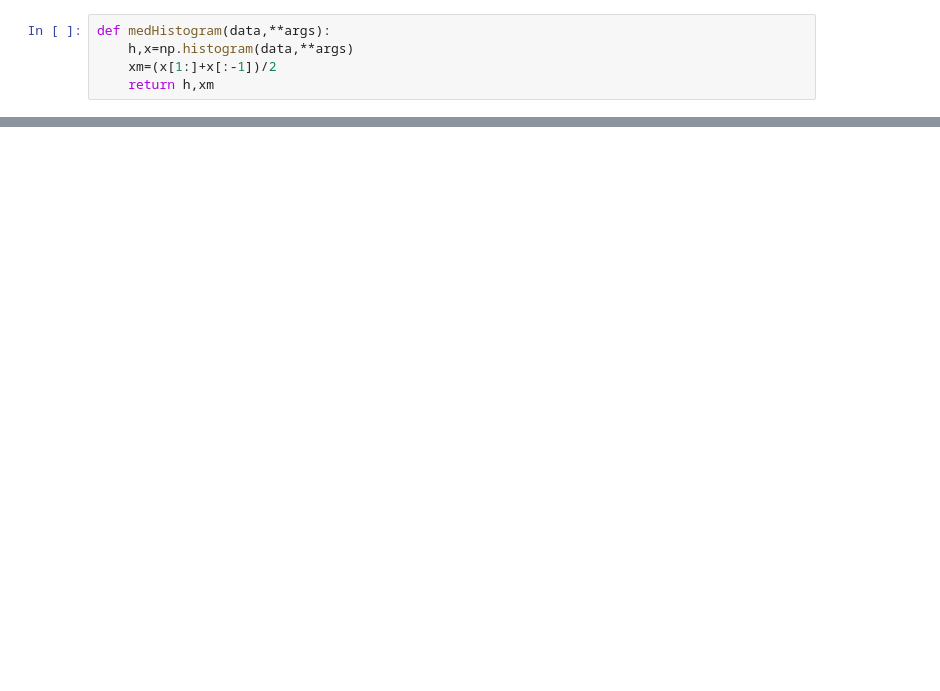
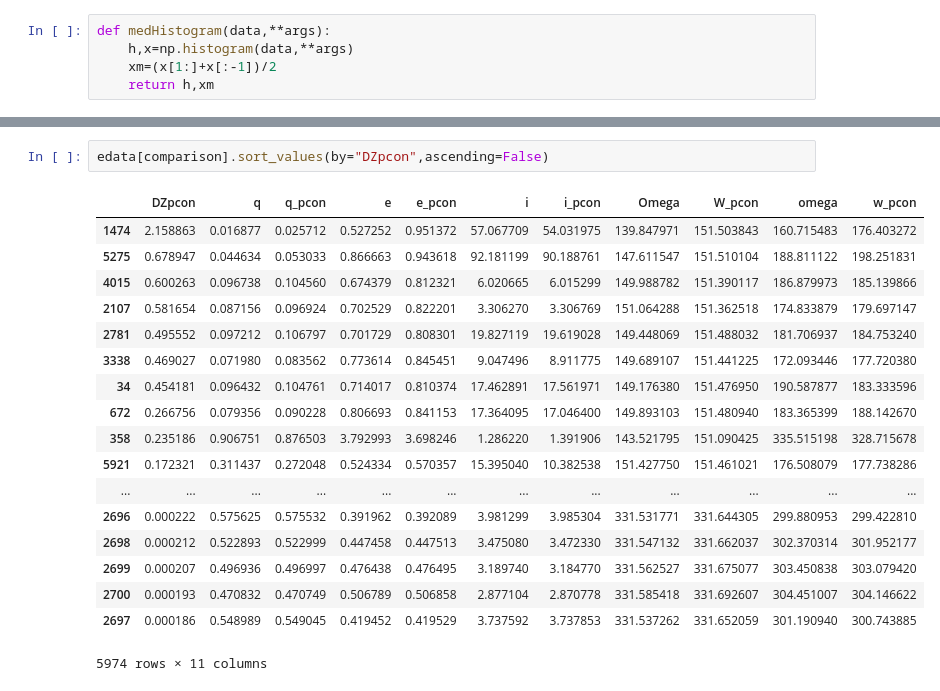
Before and after one commit to seap-udea/GRT, a Jupyter notebook: GRT-Development.ipynb, the cells around one changed output, grey strips where cells are left out. Cells and saved outputs as stored; diff of their text form; blank space fills up the shorter version.

```diff
--- a/GRT-Development.ipynb
+++ b/GRT-Development.ipynb
@@ -1219,0 +1479,21 @@ adata.sort_values(by="DZpcon",ascending=False)[comparison].head(50)
+# %%
+edata[comparison].sort_values(by="DZpcon",ascending=False)
+# %% [output]
+|  | DZpcon | q | q_pcon | e | e_pcon | i | i_pcon | Omega | W_pcon | omega | w_pcon |
+| 1474 | 2.158863 | 0.016877 | 0.025712 | 0.527252 | 0.951372 | 57.067709 | 54.031975 | 139.847971 | 151.503843 | 160.715483 | 176.403272 |
+| 5275 | 0.678947 | 0.044634 | 0.053033 | 0.866663 | 0.943618 | 92.181199 | 90.188761 | 147.611547 | 151.510104 | 188.811122 | 198.251831 |
+| 4015 | 0.600263 | 0.096738 | 0.104560 | 0.674379 | 0.812321 | 6.020665 | 6.015299 | 149.988782 | 151.390117 | 186.879973 | 185.139866 |
+| 2107 | 0.581654 | 0.087156 | 0.096924 | 0.702529 | 0.822201 | 3.306270 | 3.306769 | 151.064288 | 151.362518 | 174.833879 | 179.697147 |
+| 2781 | 0.495552 | 0.097212 | 0.106797 | 0.701729 | 0.808301 | 19.827119 | 19.619028 | 149.448069 | 151.488032 | 181.706937 | 184.753240 |
+| 3338 | 0.469027 | 0.071980 | 0.083562 | 0.773614 | 0.845451 | 9.047496 | 8.911775 | 149.689107 | 151.441225 | 172.093446 | 177.720380 |
+| 34 | 0.454181 | 0.096432 | 0.104761 | 0.714017 | 0.810374 | 17.462891 | 17.561971 | 149.176380 | 151.476950 | 190.587877 | 183.333596 |
+| 672 | 0.266756 | 0.079356 | 0.090228 | 0.806693 | 0.841153 | 17.364095 | 17.046400 | 149.893103 | 151.480940 | 183.365399 | 188.142670 |
+| 358 | 0.235186 | 0.906751 | 0.876503 | 3.792993 | 3.698246 | 1.286220 | 1.391906 | 143.521795 | 151.090425 | 335.515198 | 328.715678 |
+| 5921 | 0.172321 | 0.311437 | 0.272048 | 0.524334 | 0.570357 | 15.395040 | 10.382538 | 151.427750 | 151.461021 | 176.508079 | 177.738286 |
+| ... | ... | ... | ... | ... | ... | ... | ... | ... | ... | ... | ... |
+| 2696 | 0.000222 | 0.575625 | 0.575532 | 0.391962 | 0.392089 | 3.981299 | 3.985304 | 331.531771 | 331.644305 | 299.880953 | 299.422810 |
+| 2698 | 0.000212 | 0.522893 | 0.522999 | 0.447458 | 0.447513 | 3.475080 | 3.472330 | 331.547132 | 331.662037 | 302.370314 | 301.952177 |
+| 2699 | 0.000207 | 0.496936 | 0.496997 | 0.476438 | 0.476495 | 3.189740 | 3.184770 | 331.562527 | 331.675077 | 303.450838 | 303.079420 |
+| 2700 | 0.000193 | 0.470832 | 0.470749 | 0.506789 | 0.506858 | 2.877104 | 2.870778 | 331.585418 | 331.692607 | 304.451007 | 304.146622 |
+| 2697 | 0.000186 | 0.548989 | 0.549045 | 0.419452 | 0.419529 | 3.737592 | 3.737853 | 331.537262 | 331.652059 | 301.190940 | 300.743885 |
+5974 rows × 11 columns
```
Also changed, not shown: parts of 40 cells of this notebook, 1 other file.
